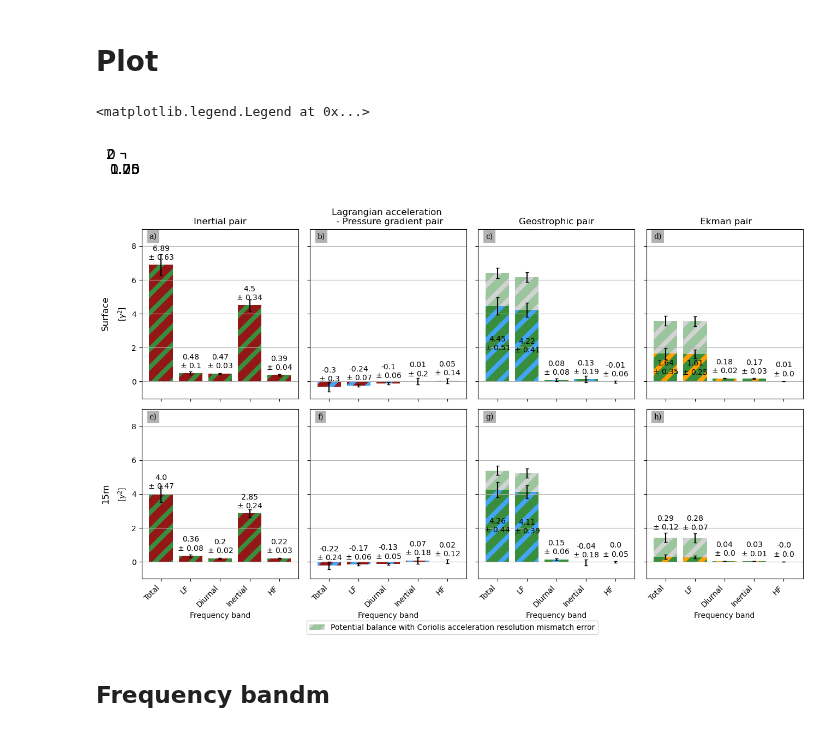
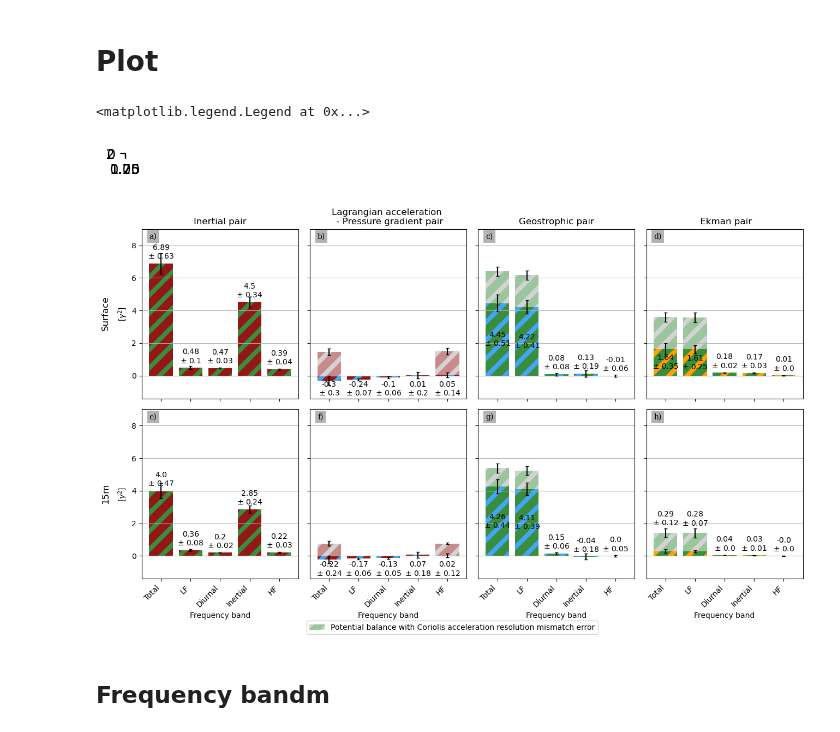
Before and after one commit to margot-demol/med_analysis, a Jupyter notebook: 20_dynamical_analysis/01_closure_spectral_decomp_surface.ipynb, the cells around one changed output. Saved outputs shown, nothing was run; the diff lists cells and outputs as text; code cells hidden in the pictures.

```diff
--- a/20_dynamical_analysis/01_closure_spectral_decomp_surface.ipynb
+++ b/20_dynamical_analysis/01_closure_spectral_decomp_surface.ipynb
@@ -667,7 +667,8 @@ def print_labels(df, X, ax):
         label = rf"{np.round(df[X].iloc[i], 2)}"+'\n'+rf"$\pm$ {np.round(df['er__' + X].iloc[i], 2)}"
         #if i in [0, 1, 3] :
         #    label = label + '\n' + f"{int(df[X].iloc[i]/SX*100)}%"
-        if (df[X].iloc[i]>1.5) & ('acc' not in X) : vpos=df[X].iloc[i]/2
+        if X=='X_acc_ggd' : vpos = -0.8
+        elif (df[X].iloc[i]>1.5) & ('acc' not in X) : vpos=df[X].iloc[i]/2
         elif (df[X].iloc[i]<1.5) & ('cor_wd' in X)&(i<2) : vpos=df[X].iloc[i] +2
         else : vpos = df[X].iloc[i] + 0.7
         ax.text(i,
@@ -719,35 +720,41 @@ axs[3].set_title(' Ekman pair')
 pad=0
 axs[0].annotate('Surface',xy = (-0.23, 0.5),  xycoords='axes fraction', textcoords='offset points',size='large', ha='center', va='center', rotation = 90)
 axs[4].annotate('15m',xy = (-0.23, 0.5),  xycoords='axes fraction', textcoords='offset points',size='large', ha='center', va='center', rotation = 90)
 
 l = ['a', 'b', 'c', 'd', 'e','f','g', 'h']
 for i in range(len(axs)):
     put_fig_letter(fig, axs[i], l[i])
 
 for ax in axs :
     ax.grid(axis = 'y')
     ax.set_ylabel(r'[$\gamma^2$]')
     ax.set_xticks([0, 1, 2, 3, 4], ['Total', 'LF','Diurnal', 'Inertial', 'HF'], rotation=45, ha='right')
 
-axs[0].set_ylim(-1, 9)
+axs[0].set_ylim(-1.4, 9)
 
 #### Add Possible paired contributions from resolution mismatch ####
 plt.rcParams["hatch.color"] = 'lightgrey'
 axs[2].bar(1, df0.E_cor.loc['LF']*2, bottom = df0.X_cor_ggd.loc['LF'], yerr = df0.er__E_cor.loc['LF']*2,  color = c0['cor'], alpha=0.5, **kwargs)
 axs[3].bar(1, df0.E_cor.loc['LF']*2, bottom = df0.X_cor_wd.loc['LF'], yerr = df0.er__E_cor.loc['LF']*2, color = c0['cor'], alpha=0.5, **kwargs)
 axs[2].bar(0, df0.E_cor.loc['LF']*2, bottom = df0.X_cor_ggd.loc['Total'], yerr = df0.er__E_cor.loc['LF']*2,  color = c0['cor'], alpha=0.5, **kwargs)
 axs[3].bar(0, df0.E_cor.loc['LF']*2, bottom = df0.X_cor_wd.loc['Total'], yerr = df0.er__E_cor.loc['LF']*2, color = c0['cor'], alpha=0.5, **kwargs)
 axs[6].bar(1, df15.E_cor.loc['LF']*2, bottom = df15.X_cor_ggd.loc['LF'],yerr = df15.er__E_cor.loc['LF']*2,  color = c0['cor'], alpha=0.5, **kwargs)
 axs[7].bar(1, df15.E_cor.loc['LF']*2, bottom = df15.X_cor_wd.loc['LF'], yerr = df15.er__E_cor.loc['LF']*2, color = c0['cor'], alpha=0.5, **kwargs)
 axs[6].bar(0, df15.E_cor.loc['LF']*2, bottom = df15.X_cor_ggd.loc['Total'],yerr = df15.er__E_cor.loc['LF']*2,  color = c0['cor'], alpha=0.5, **kwargs)
 axs[7].bar(0, df15.E_cor.loc['LF']*2, bottom = df15.X_cor_wd.loc['Total'], yerr = df15.er__E_cor.loc['LF']*2, color = c0['cor'], alpha=0.5, **kwargs)
 
+plt.rcParams["hatch.color"] = 'lightgrey'
+axs[1].bar(4, df0.E_acc.loc['HF']*2, bottom = df0.X_acc_ggd.loc['HF'], yerr = df0.er__E_acc.loc['HF']*2,  color = c0['acc'], alpha=0.5, **kwargs)
+axs[1].bar(0, df0.E_acc.loc['HF']*2, yerr = df0.er__E_acc.loc['HF']*2,  color = c0['acc'], alpha=0.5, **kwargs)
+axs[5].bar(4, df15.E_acc.loc['HF']*2, yerr = df15.er__E_cor.loc['HF']*2, color = c0['acc'], alpha=0.5, **kwargs)
+axs[5].bar(0, df15.E_acc.loc['HF']*2, yerr = df15.er__E_acc.loc['HF']*2,  color = c0['acc'], alpha=0.5, **kwargs)
+
 fig.tight_layout(rect=[0, 0.02, 1, 1])
 fig.legend(handles, labels, ncol=5, loc="lower center")
 # %% [output]
 <matplotlib.legend.Legend at 0x...>
 [figure]
-[figure, old version]
+[figure, new version]
 # %% [markdown]
 ## Frequency bandm
 # %%
```
Also changed, not shown: 11 other files.
